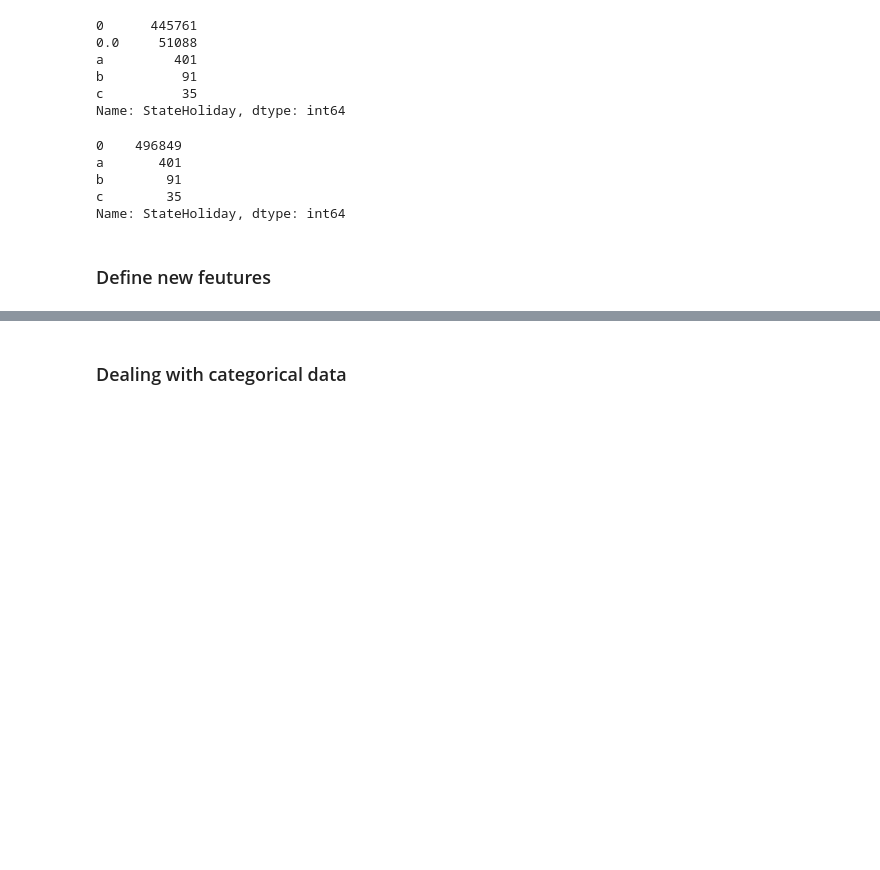
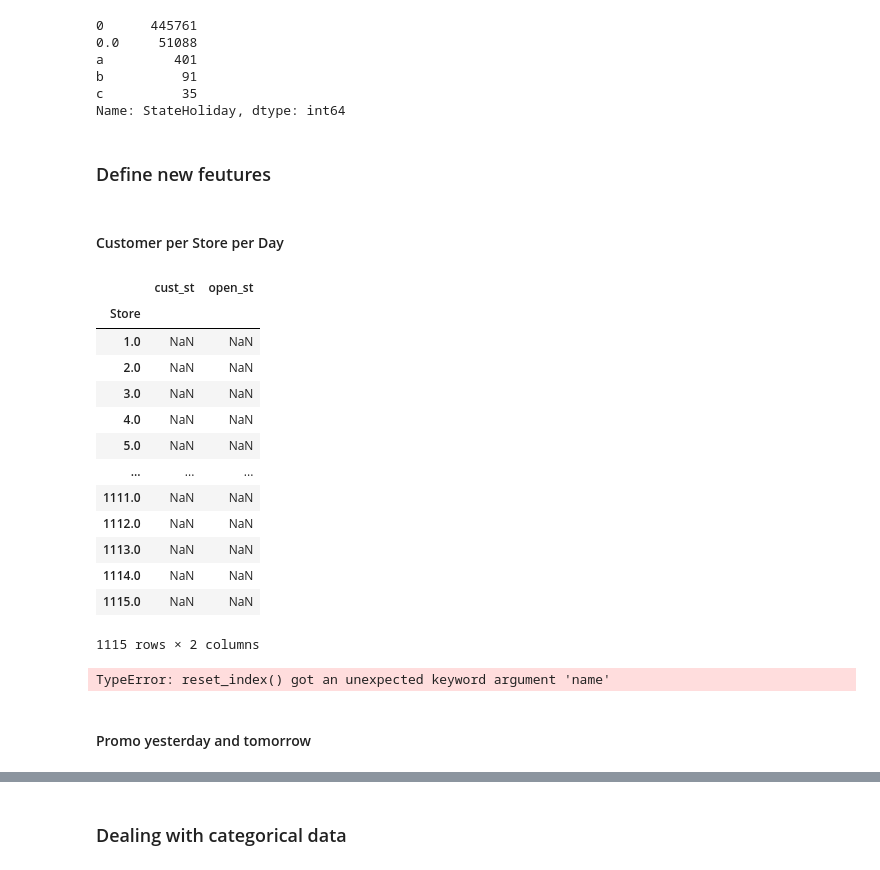
Before and after one commit to MohFarahani/DSR-Rossman, a Jupyter notebook: train.ipynb, the cells around one changed output, grey strips where cells are left out. Saved outputs shown, nothing was run; the diff lists cells and outputs as text; code cells hidden in the pictures; blank space fills up the shorter version.

```diff
--- a/train.ipynb
+++ b/train.ipynb
@@ -114,7 +114,7 @@ train= train[train['Sales']>0]
 # %% [markdown]
 ### Missing value in train.csv
 # %%
-columns_mean = ['DayOfWeek']
+columns_mean = ['DayOfWeek','Customers']
 train = fillna_mean(train,columns_mean)
 
 columns_most = ['Promo','SchoolHoliday','StateHoliday']
@@ -169,7 +170,7 @@ train_full['Open'].value_counts()
 1.0    482366
 Name: Open, dtype: int64
 # %%
-train_full.drop(columns=['Open'],inplace=True)
+#train_full.drop(columns=['Open'],inplace=True)
 # %%
 train_full['StateHoliday'].value_counts()
 # %% [output]
@@ -180,16 +181,10 @@ b          91
 c          35
 Name: StateHoliday, dtype: int64
 # %%
-train_full.loc[train_full['StateHoliday']==0,'StateHoliday']=0
-train_full.loc[train_full['StateHoliday']=='0','StateHoliday']=0
+train_full.loc[train_full['StateHoliday']==0,'StateHoliday']='0'
+train_full.loc[train_full['StateHoliday']=='0','StateHoliday']='0'
 
-train_full['StateHoliday'].value_counts()
+train_full['StateHoliday'] = LabelEncoder().fit_transform(train_full['StateHoliday'])
-# %% [output]
-0    496849
-a       401
-b        91
-c        35
-Name: StateHoliday, dtype: int64
 # %% [markdown]
 ### Define new feutures
 # %%
@@ -198,4 +192,32 @@ train_full['CompetitionOpen'] = 12*(train_full.loc[:,'Date'].dt.year.max()-train
 train_full['Promo2Open'] = 52*(train_full.loc[:,'Date'].dt.year.max()-train_full.loc[:,'Promo2SinceYear'])-train_full.loc[:,'Promo2SinceWeek']
+# %% [markdown]
+#### Customer per Store per Day
 # %%
-freq = train_full.groupby('Store').size()/len(train_full)
-train_full.loc[:,'Store_freq'] = train_full.loc[:,'Store'].map(freq)
+cutomer_store = train_full.groupby('Store').agg(cust_st=('Customers','mean'))
+open_store = train_full.groupby('Store').agg(open_st=('Open','count'))
+#customer_day_store = (cutomer_store / open_store)
+#cutomer_store
+#train_full = pd.merge(train_full, customer_day_store, how='left', on=['Store'])
+#train_full['CustomersPerDay']
+# %%
+(cutomer_store / open_store)
+# %% [output]
+|  | cust_st | open_st |
+| Store |  |  |
+| 1.0 | NaN | NaN |
+| 2.0 | NaN | NaN |
+| 3.0 | NaN | NaN |
+| 4.0 | NaN | NaN |
+| 5.0 | NaN | NaN |
+| ... | ... | ... |
+| 1111.0 | NaN | NaN |
+| 1112.0 | NaN | NaN |
+| 1113.0 | NaN | NaN |
+| 1114.0 | NaN | NaN |
+| 1115.0 | NaN | NaN |
+1115 rows × 2 columns
+# %%
+customer_day_store = (cutomer_store / open_store)
+train_full = pd.merge(train_full, customer_day_store.reset_index(name='CustomersPerDay'), how='left', on=['Store'])
+# %% [output]
+TypeError: reset_index() got an unexpected keyword argument 'name'
@@ -201,0 +228,2 @@ train_full.loc[:,'Store_freq'] = train_full.loc[:,'Store'].map(freq)
+# %% [markdown]
+#### Promo yesterday and tomorrow
```
Also changed, not shown: parts of 19 cells of this notebook.
